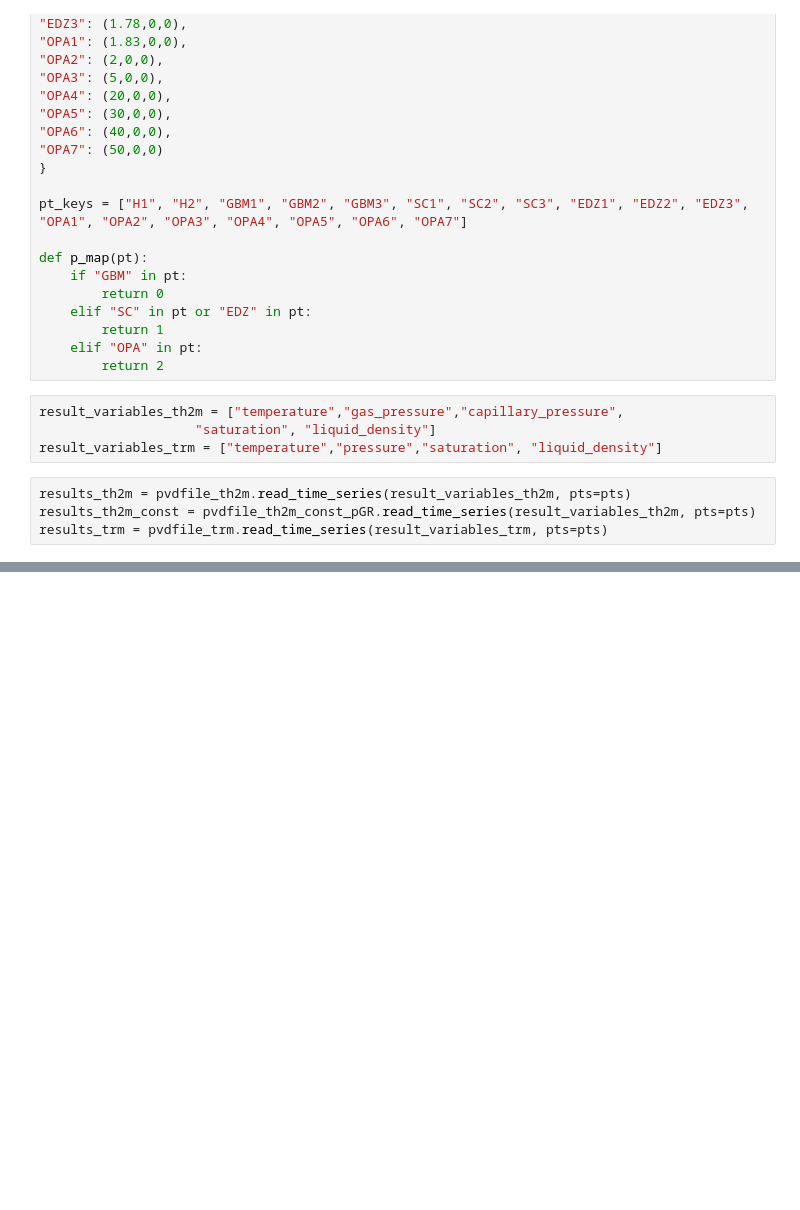
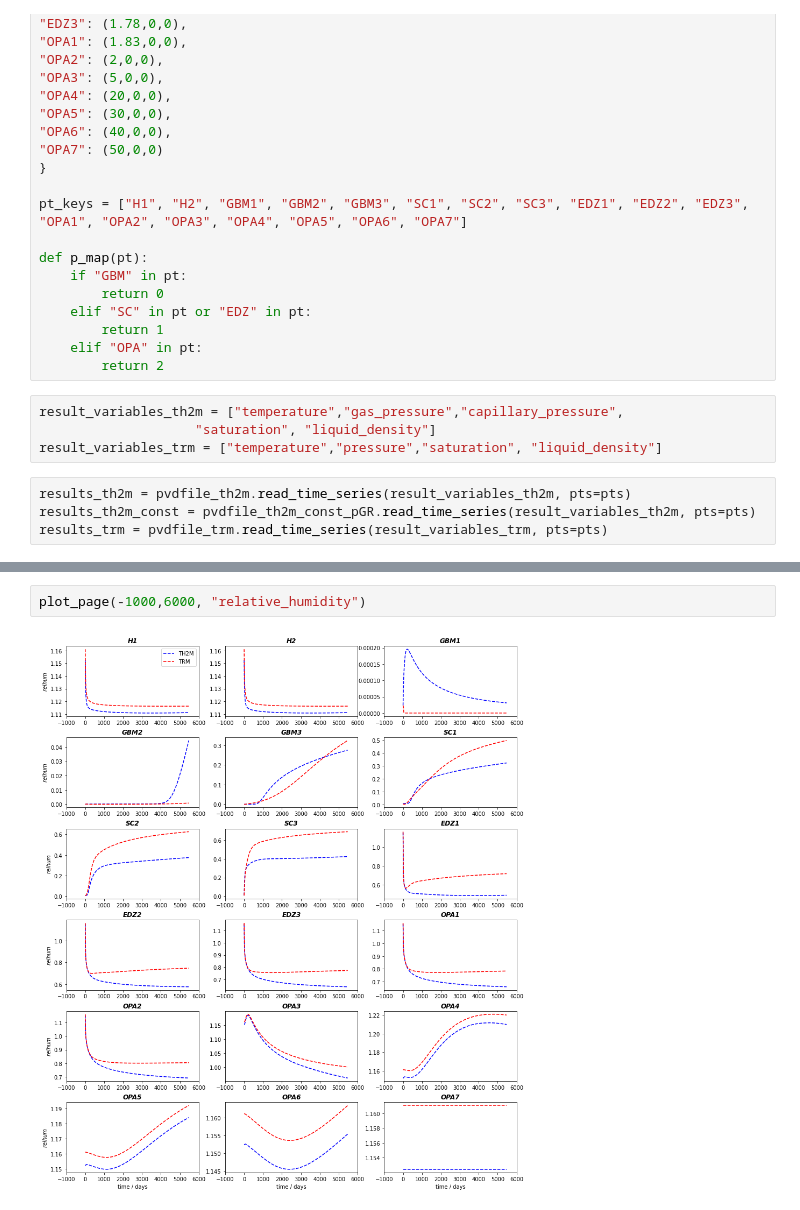
Before and after one commit to joergbuchwald/fe-minibenchmarks, a Jupyter notebook: notebook/1d_axi.ipynb, the cells around one changed output, grey strips where cells are left out. Cells and saved outputs as stored; diff of their text form; blank space fills up the shorter version.

```diff
--- a/notebook/1d_axi.ipynb
+++ b/notebook/1d_axi.ipynb
@@ -166,0 +216,4 @@ plot_page(-1000,6000, "liquid_density")
+# %%
+plot_page(-1000,6000, "relative_humidity")
+# %% [output]
+[figure, added]
```
Also changed, not shown: parts of 8 cells of this notebook.
